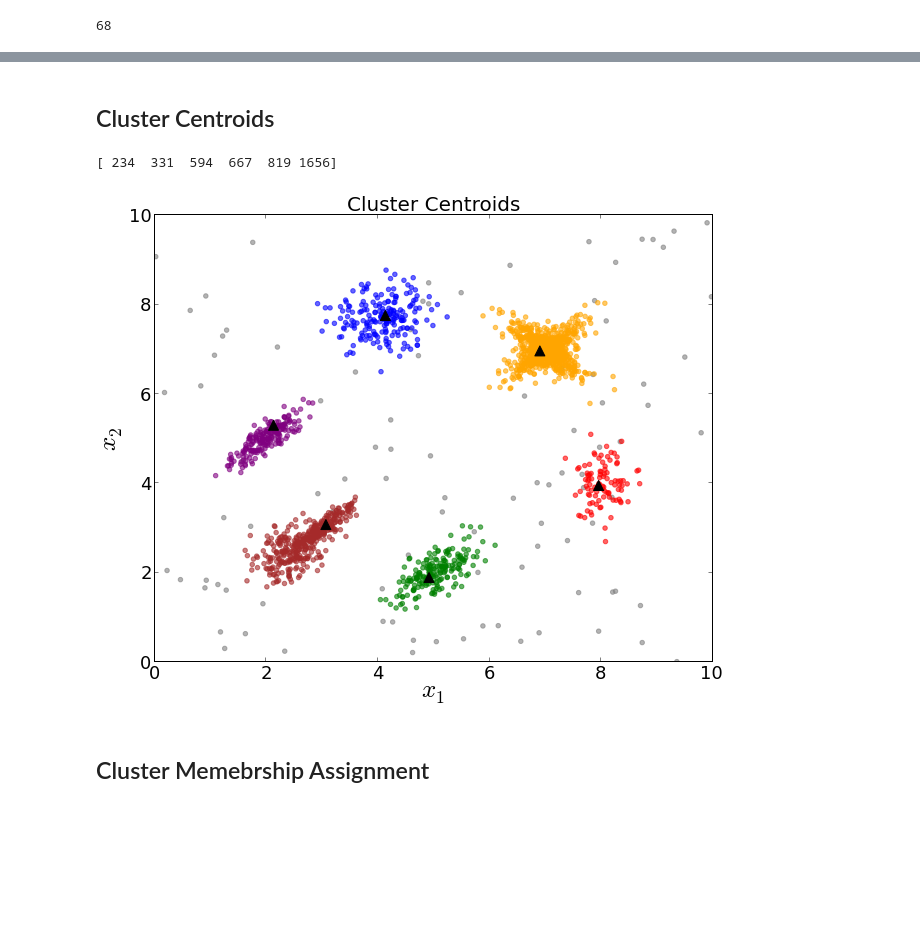
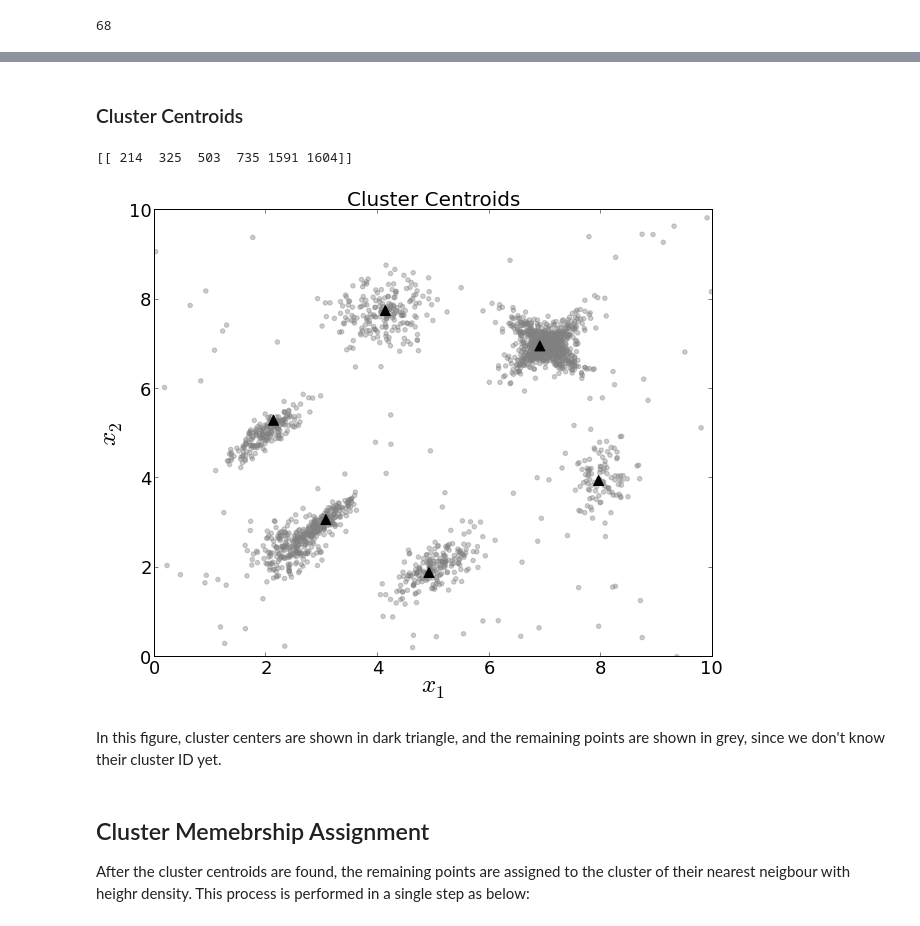
Before and after one commit to vmirly/DataScience, a Jupyter notebook: densityPeak_clustering.ipynb, the cells around one changed output, grey strips where cells are left out. Cells and saved outputs as stored; diff of their text form; code cells hidden in the pictures; blank space fills up the shorter version.

```diff
--- a/densityPeak_clustering.ipynb
+++ b/densityPeak_clustering.ipynb
@@ -143,16 +158,29 @@ print(mdist2peaks[n-10:n])
 
 plt.figure(figsize=(10,8))
 
-plt.scatter(x=den_arr,
-            y=mdist2peaks,
-            color=color,
+centroids =np.argwhere((mdist2peaks > 1.7) & (den_arr>1)).flatten()
+
+noncenter_points = np.argwhere((mdist2peaks < 1.7) )
+
+plt.scatter(x=den_arr[noncenter_points],
+            y=mdist2peaks[noncenter_points],
+            color='red',
+            marker='o',
+            alpha=0.5,
+            s=50
+            )
+plt.scatter(x=den_arr[centroids],
+            y=mdist2peaks[centroids],
+            color='blue',
             marker='o',
             alpha=0.6,
-            s=70
+            s=140
             )
+
 plt.title('Decision Graph', size=20)
 plt.xlabel(r'$\rho$', size=25)
 plt.ylabel(r'$\delta$', size=25)
+plt.ylim(ymin=min(mdist2peaks-0.5), ymax=max(mdist2peaks+0.5))
 
 plt.tick_params(axis='both', which='major', labelsize=18)
 
@@ -162,47 +213,50 @@ plt.show()
 # %% [markdown]
 
-## Cluster Centroids
+### Cluster Centroids
 # %%
 ## points with highest density and distance to other high-density points
 
-centroids = np.arange(2000)[mdist2peaks > 1.7]
-print(centroids)
+print(centroids.reshape(1, centroids.shape[0]))
 # %% [output]
-[ 234  331  594  667  819 1656]
+[[ 214  325  503  735 1591 1604]]
 # %%
 %matplotlib inline
 
 plt.figure(figsize=(10,8))
 
-d_centers = d[mdist2peaks > 1.7,:]
+d_centers = d[centroids,:]
 
 for clustId,color in zip(range(0,7),('grey', 'blue', 'red', 'green', 'purple', 'orange', 'brown')):
     plt.scatter(x=d[:,0][d[:,2] == clustId],
                 y=d[:,1][d[:,2] == clustId],
-                color=color,
+                color='grey',
                 marker='o',
-                alpha=0.6
+                alpha=0.4
                 )
-
-for clustId in range(0,7):
+    # plot the cluster centroids
     plt.scatter(x=d_centers[:,0][d_centers[:,2] == clustId],
                 y=d_centers[:,1][d_centers[:,2] == clustId],
                 color='black',
                 marker='^',
                 s=100,
                 alpha=1.0
                 )
 plt.title('Cluster Centroids', size=20)
 plt.xlabel('$x_1$', size=25)
 plt.ylabel('$x_2$', size=25)
 
 plt.tick_params(axis='both', which='major', labelsize=18)
 plt.xlim(xmin=0, xmax=10)
 plt.ylim(ymin=0, ymax=10)
 
 plt.show()
 # %% [output]
-[figure, old version]
+[figure, new version]
-# %% [markdown]
-
-## Cluster Memebrship Assignment
+# %% [markdown]
+In this figure, cluster centers are shown in dark triangle, and the remaining points are shown in grey, since we don't know their cluster ID yet.
+# %% [markdown]
+<a id="mem-assign"></a>
+
+## Cluster Memebrship Assignment
+
+After the cluster centroids are found, the remaining points are assigned to the cluster of their nearest neigbour with heighr density. This process is performed in a single step as below:
```
Also changed, not shown: parts of 11 cells of this notebook.
